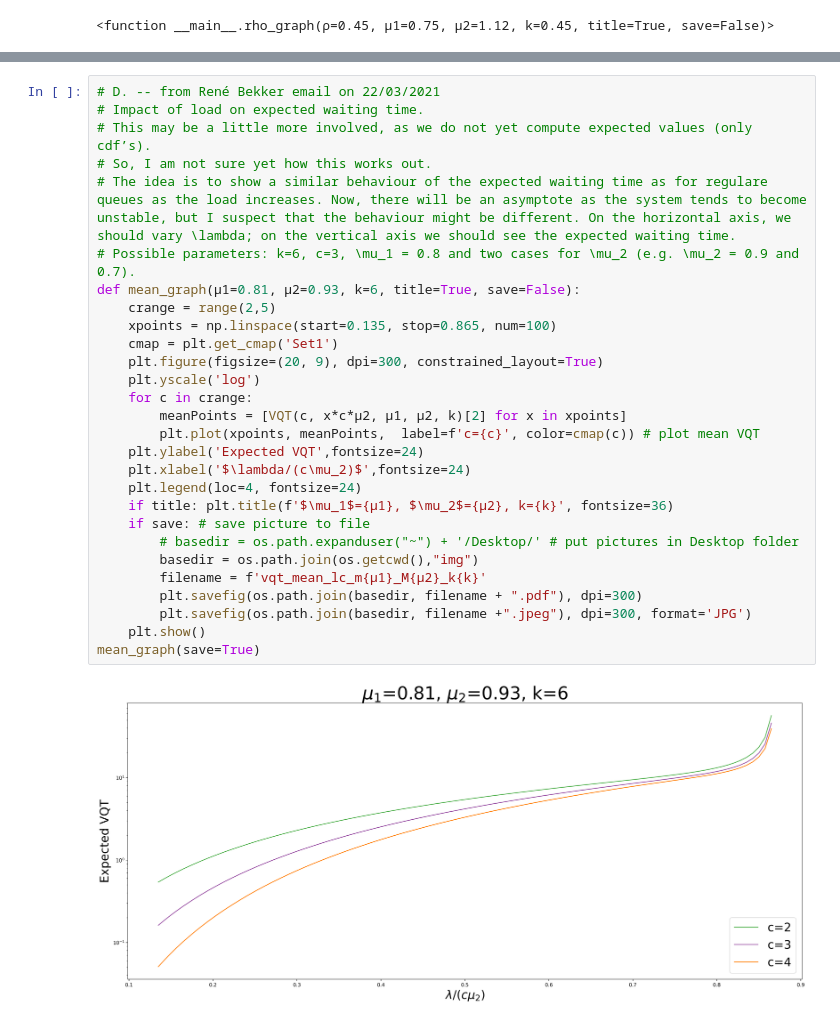
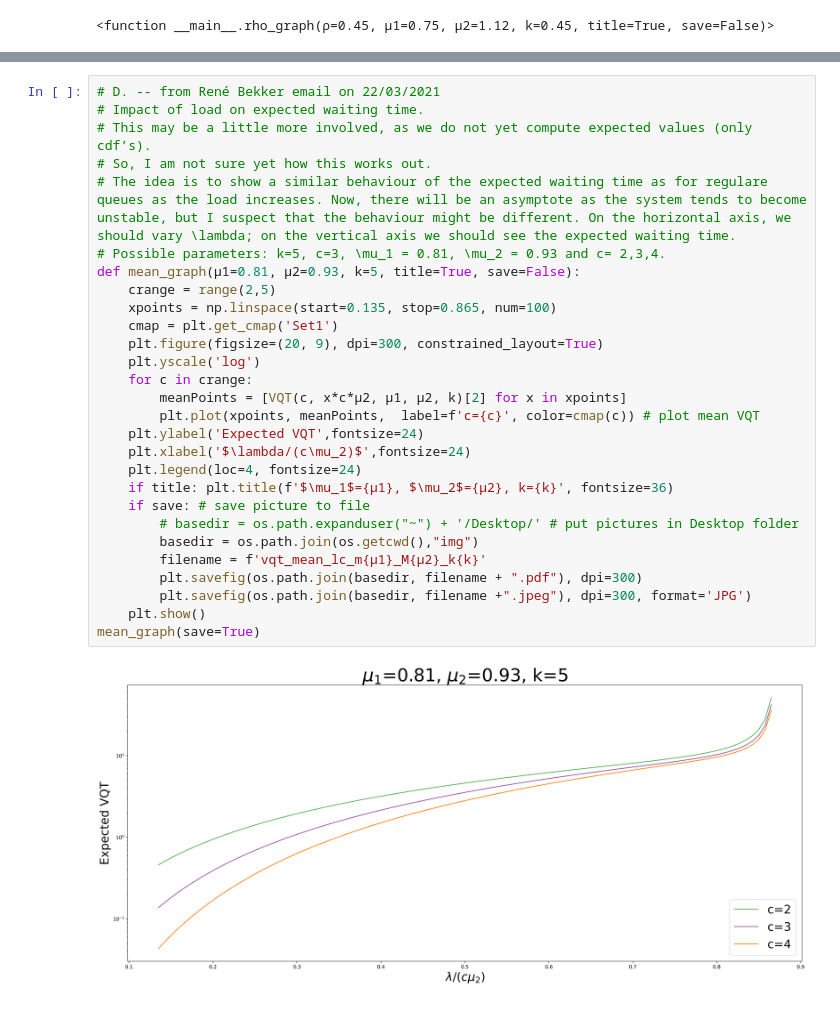
Before and after one commit to brdauria/VQTPlot, a Jupyter notebook: workload.ipynb, the cells around one changed output, grey strips where cells are left out. Drawn from its saved outputs; the diff is of its cells as text.

```diff
--- a/workload.ipynb
+++ b/workload.ipynb
@@ -330,30 +330,30 @@ df_graph(save=True)
 # %%
 # D. -- from René Bekker email on 22/03/2021
 # Impact of load on expected waiting time.
 # This may be a little more involved, as we do not yet compute expected values (only cdf’s).
 # So, I am not sure yet how this works out.
 # The idea is to show a similar behaviour of the expected waiting time as for regulare queues as the load increases. Now, there will be an asymptote as the system tends to become unstable, but I suspect that the behaviour might be different. On the horizontal axis, we should vary \lambda; on the vertical axis we should see the expected waiting time.
-# Possible parameters: k=6, c=3, \mu_1 = 0.8 and two cases for \mu_2 (e.g. \mu_2 = 0.9 and 0.7).
-def mean_graph(μ1=0.81, μ2=0.93, k=6, title=True, save=False):
+# Possible parameters: k=5, c=3, \mu_1 = 0.81, \mu_2 = 0.93 and c= 2,3,4.
+def mean_graph(μ1=0.81, μ2=0.93, k=5, title=True, save=False):
     crange = range(2,5)
     xpoints = np.linspace(start=0.135, stop=0.865, num=100)
     cmap = plt.get_cmap('Set1')
     plt.figure(figsize=(20, 9), dpi=300, constrained_layout=True)
     plt.yscale('log')
     for c in crange:
         meanPoints = [VQT(c, x*c*μ2, μ1, μ2, k)[2] for x in xpoints]
         plt.plot(xpoints, meanPoints,  label=f'c={c}', color=cmap(c)) # plot mean VQT
     plt.ylabel('Expected VQT',fontsize=24)
     plt.xlabel('$\lambda/(c\mu_2)$',fontsize=24)
     plt.legend(loc=4, fontsize=24)
     if title: plt.title(f'$\mu_1$={μ1}, $\mu_2$={μ2}, k={k}', fontsize=36)
     if save: # save picture to file
         # basedir = os.path.expanduser("~") + '/Desktop/' # put pictures in Desktop folder
         basedir = os.path.join(os.getcwd(),"img")
         filename = f'vqt_mean_lc_m{μ1}_M{μ2}_k{k}'
         plt.savefig(os.path.join(basedir, filename + ".pdf"), dpi=300)
         plt.savefig(os.path.join(basedir, filename +".jpeg"), dpi=300, format='JPG')
     plt.show()
 mean_graph(save=True)
 # %% [output]
-[figure, old version]
+[figure, new version]
```
Also changed, not shown: parts of 3 cells of this notebook, 1 other file.
